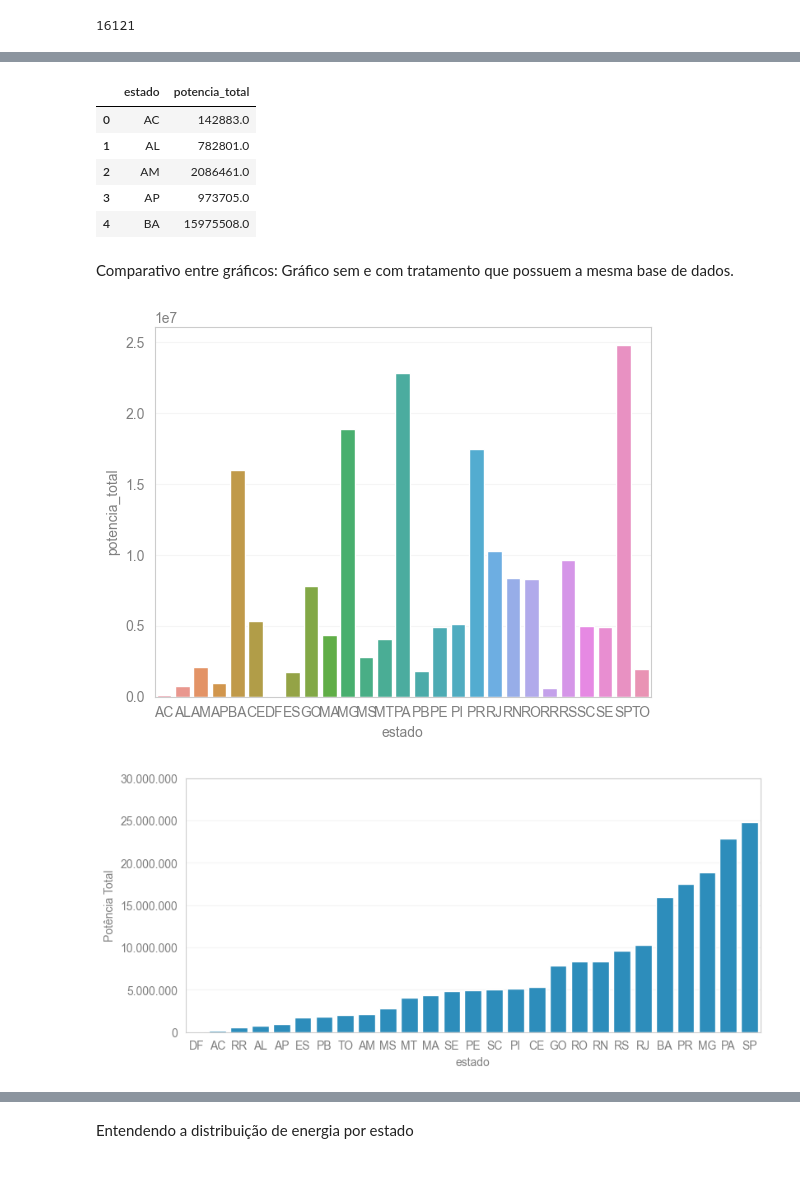
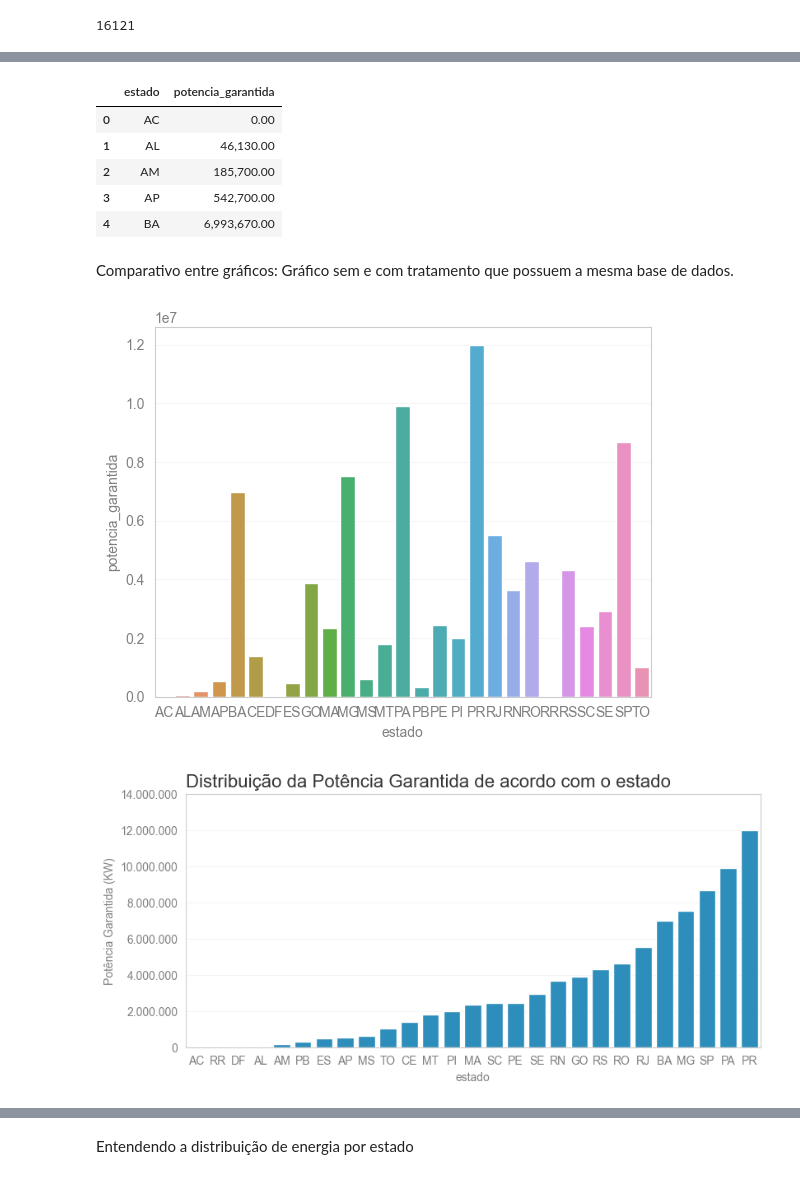
Before and after one commit to lpfnascimento/eda-brasilian-energy-matrix, a Jupyter notebook: TG-aneel-energia.ipynb, the cells around one changed output, grey strips where cells are left out. Cells and saved outputs as stored; diff of their text form; code cells hidden in the pictures.

```diff
--- a/TG-aneel-energia.ipynb
+++ b/TG-aneel-energia.ipynb
@@ -367,29 +370,30 @@ Name: DscMuninicpios, Length: 1897, dtype: int64
 # %%
-pot_estado = df.groupby('SigUFPrincipal')['MdaPotenciaFiscalizadaKw'].sum()
-df_pot_estado = pd.DataFrame({'estado': pot_estado.index, 'potencia_total': pot_estado.values})
-df_pot_estado.head()
+pot_estado_garantida = df.groupby('SigUFPrincipal')['MdaGarantiaFisicaKw'].sum()
+df_pot_estado_garantida = pd.DataFrame({'estado': pot_estado_garantida.index, 'potencia_garantida': pot_estado_garantida.values})
+df_pot_estado_garantida.head()
 # %% [output]
-|  | estado | potencia_total |
-| 0 | AC | 142883.0 |
-| 1 | AL | 782801.0 |
-| 2 | AM | 2086461.0 |
-| 3 | AP | 973705.0 |
-| 4 | BA | 15975508.0 |
+|  | estado | potencia_garantida |
+| 0 | AC | 0.00 |
+| 1 | AL | 46,130.00 |
+| 2 | AM | 185,700.00 |
+| 3 | AP | 542,700.00 |
+| 4 | BA | 6,993,670.00 |
 # %% [markdown]
 Comparativo entre gráficos: Gráfico sem e com tratamento que possuem a mesma base de dados.
 # %%
-ax2 = sns.barplot(x='estado', y='potencia_total', data = df_pot_estado)
+ax2 = sns.barplot(x='estado', y='potencia_garantida', data = df_pot_estado_garantida)
 # %% [output]
-[figure, old version]
+[figure, new version]
 # %%
 from matplotlib.ticker import ScalarFormatter
-ordenado = df_pot_estado.sort_values('potencia_total')
-ax2 = sns.barplot(x='estado', y='potencia_total', data = df_pot_estado, order=ordenado['estado'], color='#1696d2')
-ax2.set_ylabel('Potência Total')
+ordenado = df_pot_estado_garantida.sort_values('potencia_garantida')
+ax2 = sns.barplot(x='estado', y='potencia_garantida', data = df_pot_estado_garantida, order=ordenado['estado'], color='#1696d2')
+ax2.set_ylabel('Potência Garantida (KW)')
+ax2.set_title('Distribuição da Potência Garantida de acordo com o estado', loc='left', fontsize=16, color="#353535")
 ytick_labels = [f'{int(y):,}'.replace(',', '.') for y in ax2.get_yticks()]
 ytick_locs = ax2.get_yticks()
 ax2.set_yticks(ytick_locs)
 ax2.set_yticklabels(ytick_labels)
 ax2.figure.set_size_inches(9,4)
 # %% [output]
-[figure, old version]
+[figure, new version]
```
Also changed, not shown: parts of 24 cells of this notebook.
